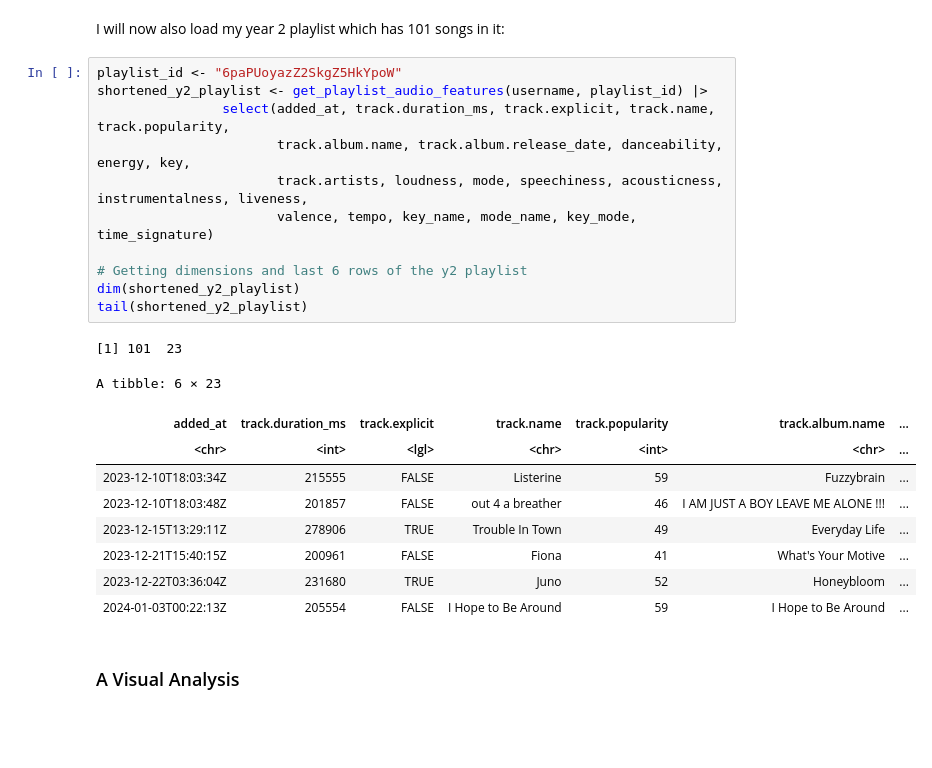
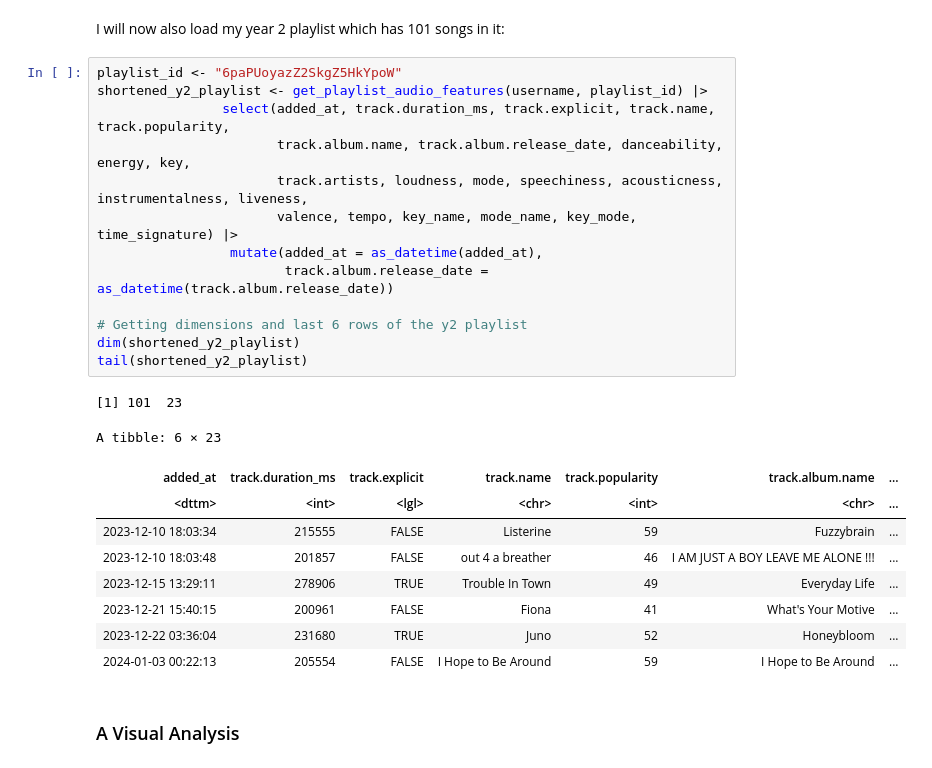
Before and after one commit to aadetritawara/spotify-analysis, a Jupyter notebook: Spotify_Analysis.ipynb, the cells around one changed output. Drawn from its saved outputs; the diff is of its cells as text; blank space fills up the shorter version.

```diff
--- a/Spotify_Analysis.ipynb
+++ b/Spotify_Analysis.ipynb
@@ -120,24 +139,26 @@ I will now also load my year 2 playlist which has 101 songs in it:
 # %%
 playlist_id <- "6paPUoyazZ2SkgZ5HkYpoW"
 shortened_y2_playlist <- get_playlist_audio_features(username, playlist_id) |>
                 select(added_at, track.duration_ms, track.explicit, track.name, track.popularity,
                        track.album.name, track.album.release_date, danceability, energy, key,
                        track.artists, loudness, mode, speechiness, acousticness, instrumentalness, liveness,
-                       valence, tempo, key_name, mode_name, key_mode, time_signature)
+                       valence, tempo, key_name, mode_name, key_mode, time_signature) |>
+                 mutate(added_at = as_datetime(added_at),
+                        track.album.release_date = as_datetime(track.album.release_date))
 
 # Getting dimensions and last 6 rows of the y2 playlist
 dim(shortened_y2_playlist)
 tail(shortened_y2_playlist)
 # %% [output]
 [1] 101  23
 A tibble: 6 × 23
 | added_at | track.duration_ms | track.explicit | track.name | track.popularity | track.album.name | ... |
-| <chr> | <int> | <lgl> | <chr> | <int> | <chr> | ... |
-| 2023-12-10T18:03:34Z | 215555 | FALSE | Listerine | 59 | Fuzzybrain | ... |
-| 2023-12-10T18:03:48Z | 201857 | FALSE | out 4 a breather | 46 | I AM JUST A BOY LEAVE ME ALONE !!! | ... |
-| 2023-12-15T13:29:11Z | 278906 | TRUE | Trouble In Town | 49 | Everyday Life | ... |
-| 2023-12-21T15:40:15Z | 200961 | FALSE | Fiona | 41 | What's Your Motive | ... |
-| 2023-12-22T03:36:04Z | 231680 | TRUE | Juno | 52 | Honeybloom | ... |
-| 2024-01-03T00:22:13Z | 205554 | FALSE | I Hope to Be Around | 59 | I Hope to Be Around | ... |
+| <dttm> | <int> | <lgl> | <chr> | <int> | <chr> | ... |
+| 2023-12-10 18:03:34 | 215555 | FALSE | Listerine | 59 | Fuzzybrain | ... |
+| 2023-12-10 18:03:48 | 201857 | FALSE | out 4 a breather | 46 | I AM JUST A BOY LEAVE ME ALONE !!! | ... |
+| 2023-12-15 13:29:11 | 278906 | TRUE | Trouble In Town | 49 | Everyday Life | ... |
+| 2023-12-21 15:40:15 | 200961 | FALSE | Fiona | 41 | What's Your Motive | ... |
+| 2023-12-22 03:36:04 | 231680 | TRUE | Juno | 52 | Honeybloom | ... |
+| 2024-01-03 00:22:13 | 205554 | FALSE | I Hope to Be Around | 59 | I Hope to Be Around | ... |
 # %% [markdown]
 ### A Visual Analysis
```
Also changed, not shown: parts of 6 cells of this notebook.
